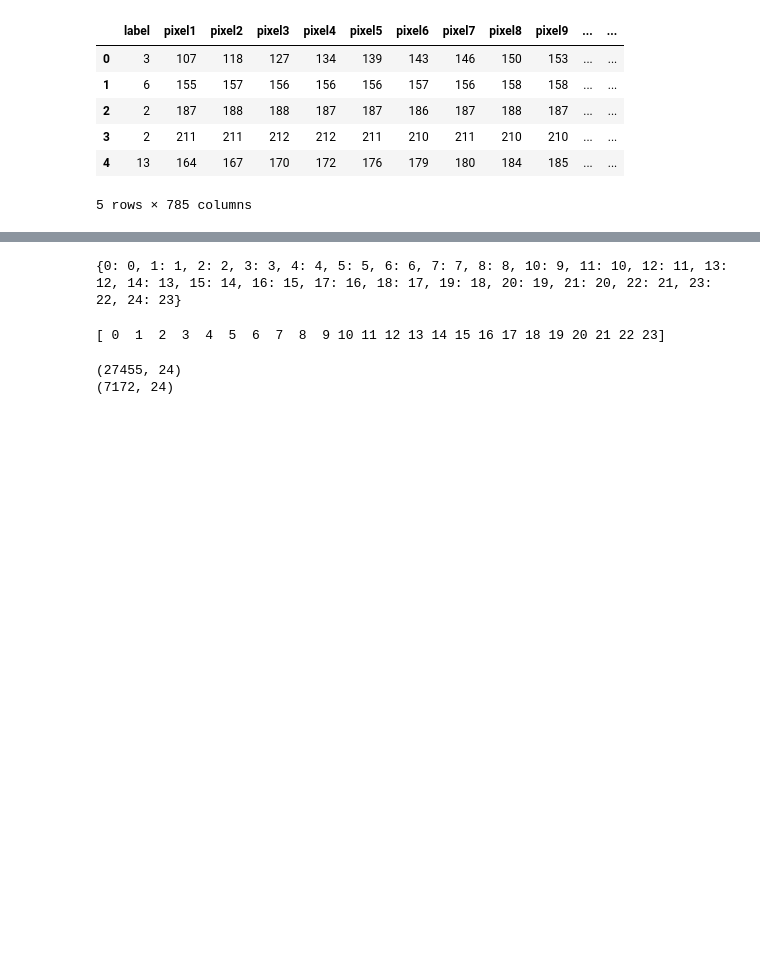
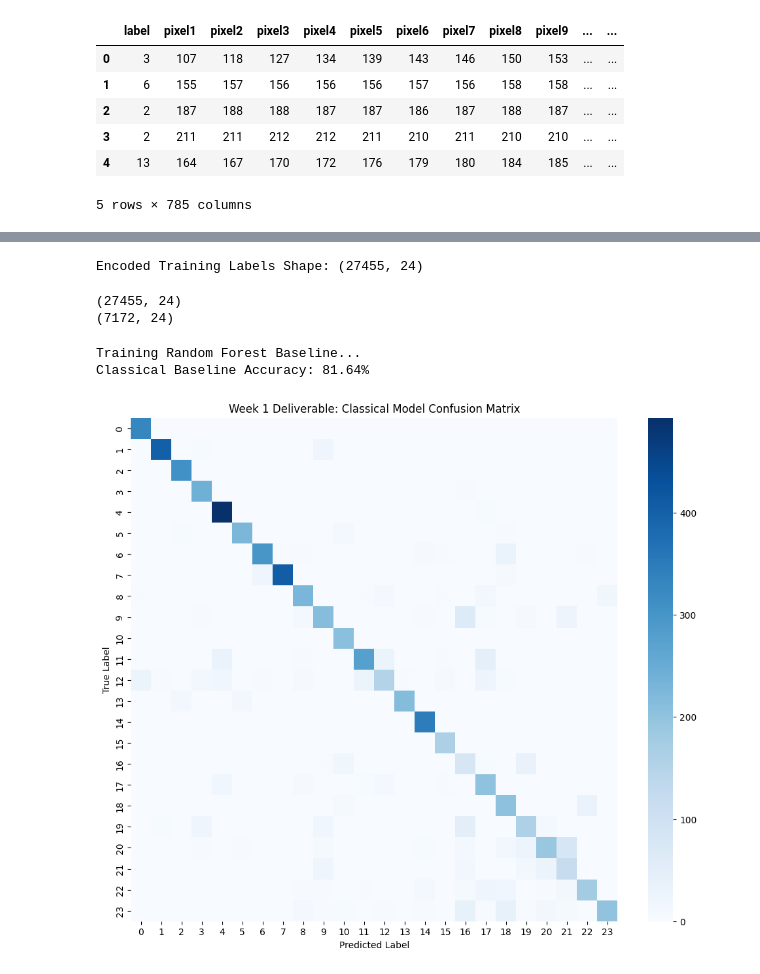
Before and after one commit to bdipesh3045/Data-Science-project-AI-Class-, a Jupyter notebook: main.ipynb, the cells around one changed output, grey strips where cells are left out. Cells and saved outputs as stored; diff of their text form; code cells hidden in the pictures; blank space fills up the shorter version.

```diff
--- a/main.ipynb
+++ b/main.ipynb
@@ -84,23 +65,31 @@ Testing Labels : (7172,)
-# %%
-# Label Mapping
-
-original_labels = sorted(np.unique(y_train))
-
-label_mapping = {int(old): idx for idx, old in enumerate(original_labels)}
-reverse_mapping = {idx: int(old) for old, idx in label_mapping.items()}
-
-print(label_mapping)
-# %% [output]
-{0: 0, 1: 1, 2: 2, 3: 3, 4: 4, 5: 5, 6: 6, 7: 7, 8: 8, 10: 9, 11: 10, 12: 11, 13: 12, 14: 13, 15: 14, 16: 15, 17: 16, 18: 17, 19: 18, 20: 19, 21: 20, 22: 21, 23: 22, 24: 23}
-# %%
-# Convert Labels
-
-y_train = np.array([label_mapping[i] for i in y_train])
-y_test = np.array([label_mapping[i] for i in y_test])
-
-print(np.unique(y_train))
-# %% [output]
-[ 0  1  2  3  4  5  6  7  8  9 10 11 12 13 14 15 16 17 18 19 20 21 22 23]
+# %%
+# Separate Features and Labels
+X_train = train_df.drop('label', axis=1).values
+y_train = train_df['label'].values
+
+X_test = test_df.drop('label', axis=1).values
+y_test = test_df['label'].values
+
+# Normalize pixel values from [0, 255] to [0.0, 1.0]
+X_train = X_train / 255.0
+X_test = X_test / 255.0
+
+# Label Mapping and One-Hot Encoding for multi-class classification[cite: 3]
+from keras.utils import to_categorical
+
+original_labels = sorted(np.unique(y_train))
+label_mapping = {old: idx for idx, old in enumerate(original_labels)}
+
+y_train = np.array([label_mapping[i] for i in y_train])
+y_test = np.array([label_mapping[i] for i in y_test])
+
+num_classes = len(original_labels)
+y_train_encoded = to_categorical(y_train, num_classes)
+y_test_encoded = to_categorical(y_test, num_classes)
+
+print("Encoded Training Labels Shape:", y_train_encoded.shape)
+# %% [output]
+Encoded Training Labels Shape: (27455, 24)
 # %%
 # One Hot Encoding
 
@@ -114,3 +103,34 @@ print(y_test.shape)
 # %% [output]
 (27455, 24)
 (7172, 24)
+# %%
+from sklearn.ensemble import RandomForestClassifier
+from sklearn.metrics import classification_report, confusion_matrix, accuracy_score
+import numpy as np
+import matplotlib.pyplot as plt
+import seaborn as sns
+
+# Convert one-hot encoded targets back to 1D integer arrays if they are 2D arrays
+y_train_1d = np.argmax(y_train, axis=1) if len(y_train.shape) > 1 else y_train
+y_test_1d = np.argmax(y_test, axis=1) if len(y_test.shape) > 1 else y_test
+
+print("Training Random Forest Baseline...")
+rf_model = RandomForestClassifier(n_estimators=100, random_state=42, n_jobs=-1)
+rf_model.fit(X_train, y_train_1d)
+
+# Evaluate Baseline
+y_pred = rf_model.predict(X_test)
+print(f"Classical Baseline Accuracy: {accuracy_score(y_test_1d, y_pred) * 100:.2f}%")
+
+# Deliverable: Confusion Matrix
+plt.figure(figsize=(12, 10))
+cm = confusion_matrix(y_test_1d, y_pred)
+sns.heatmap(cm, annot=False, fmt='d', cmap='Blues')
+plt.title("Week 1 Deliverable: Classical Model Confusion Matrix")
+plt.xlabel("Predicted Label")
+plt.ylabel("True Label")
+plt.show()
+# %% [output]
+Training Random Forest Baseline...
+Classical Baseline Accuracy: 81.64%
+[figure, added]
```
Also changed, not shown: parts of 2 cells of this notebook.
